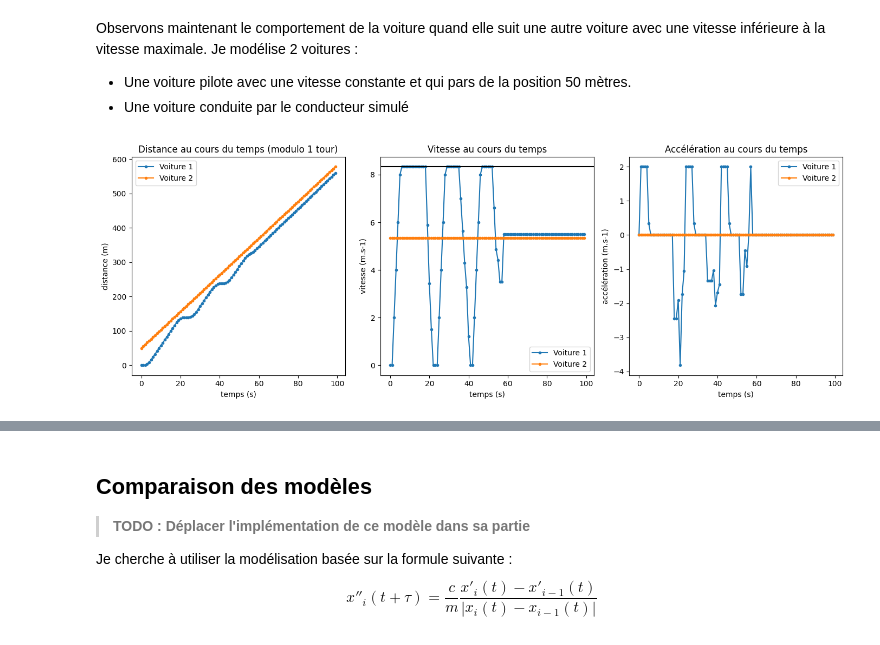
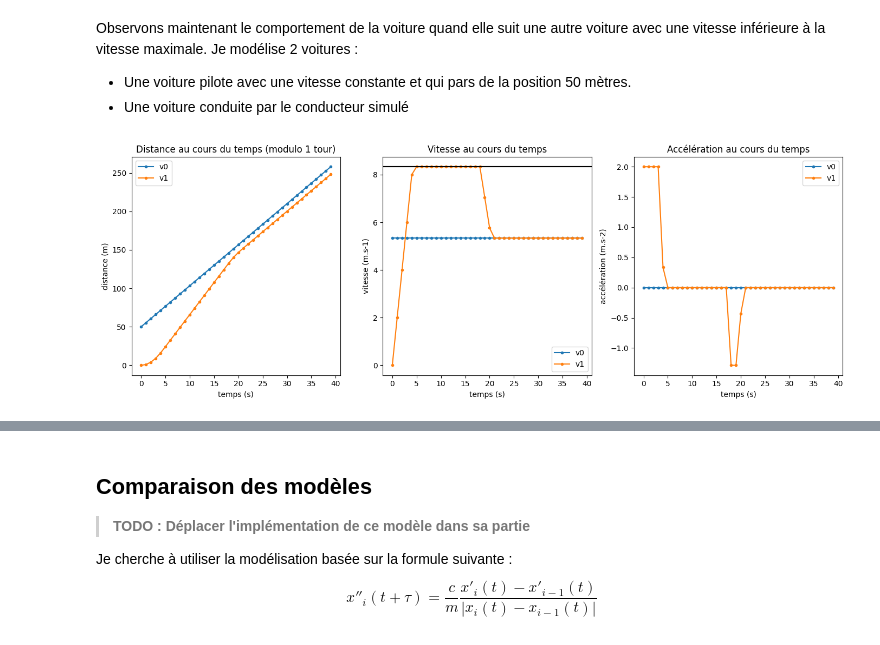
Before and after one commit to ThibautLavenant/phyMod_miniproject, a Jupyter notebook: MiniProject.ipynb, the cells around one changed output, grey strips where cells are left out. Drawn from its saved outputs; the diff is of its cells as text; code cells hidden in the pictures.

Commit message:
Refacto accélération continue

```diff
--- a/MiniProject.ipynb
+++ b/MiniProject.ipynb
@@ -255,7 +255,7 @@ $$ \forall \ i \in [\![2,N]\!], \ \delta'_{i}(t+\tau) = v\ln\big( \rho_{max}[d +
 Illustrons la relation entre vitesse et densité, ainsi qu'entre flux et densité. On matérialise la définition de la vitesse d'équilibre et du flux en 2 fonctions :
 # %%
 ## ==== Constantes de modélisation ====
-L = 4  #Longueur d'une voiture [m]
+L = 6  #Longueur d'une voiture [m]
 RHO_MAX = 1/L #Densité max [voiture/m]
 V_MAX = 80/3.6 #Vitesse max [m/s]
 RHO_STAR = 1/(L*np.exp(1)) #Densité optimale [voiture/m]
@@ -439,0 +437,18 @@ v = 15.8m/s
+# %%
+## ==== Paramètres de simulation ====
+v_end = v_eq*0.999999 # vitesse en fin de freinage [m/s]
+k = 1/t_f * (1-(v_end/v_eq)) # Coefficient de freinage k [s^-1]
+nb_car = 20
+t_start = -2
+t_end = 120
+t_l = np.arange(t_start,t_end,DELTA_T)
+
+## ==== Représentation graphique ====
+modelData = getCarPositionError(t_l, nb_car, d, L, v_eq, tau_mult)
+car = range(nb_car)
+difference = [modelData[i,0,np.argmin(modelData[i,0,:])] for i in car]
+plt.plot(car,difference, marker ='o')
+plt.xlabel("Numéro de la voiture")
+plt.ylabel("Écart par rapport à la position d'équilibre [m]")
+plt.title("Ecart par rapport à la position d'équilibre selon la voiture")
+plt.show()
@@ -843,83 +849,19 @@ Observons maintenant le comportement de la voiture quand elle suit une autre voi
 - Une voiture pilote avec une vitesse constante et qui pars de la position 50 mètres.
 - Une voiture conduite par le conducteur simulé
 # %%
-def getCarKinematics(l_t):
-    '''Donne la position de la voiture à partir d'une liste d'instants (en secondes)'''
-    retVal = np.empty((3, len(l_t)))
-    pilotCar = np.empty((3, len(l_t)))
-
-    # Conditions initiales
-    retVal[0, 0] = 0
-    retVal[1, 0] = 0
-    pilotCar[0, 0] = 50
-    pilotCar[1, :] = _maxSpeed - 3
-    pilotCar[2, :] = 0
-
-    # Cette fois on utilise une approche instant par instant pour que la voiture puisse réagir à la situation
-    for i in range(len(l_t)) :
-        #print(f"t = {i}")
-        delta_t = l_t[i] - l_t[i-1]
-
-        if (i > 0) :
-            retVal[1, i] = max(retVal[1, i-1] + retVal[2, i-1] * delta_t, 0)
-            retVal[0, i] = retVal[0, i-1] + (retVal[1, i] + retVal[1, i-1]) * delta_t / 2
-            pilotCar[1, i] = max(pilotCar[1, i-1] + pilotCar[2, i-1] * delta_t, 0)
-            pilotCar[0, i] = pilotCar[0, i-1] + (pilotCar[1, i] + pilotCar[1, i-1]) * delta_t / 2
-
-        # On récupère la force de freinage dues aux obstacles
-        breakingForce = getBreakingForce(delta_t, pilotCar[0, i] - retVal[0, i] - 20, pilotCar[1, i] - retVal[1, i])
-        if (breakingForce > 0) :
-            # On freine à cause d'un obstacle
-            retVal[2, i] = -breakingForce
-        elif (retVal[1, i] < _maxSpeed) :
-            # On calcule l'accéléretion voulue pour atteindre la vitesse cible en un intervalle de temps
-            retVal[2, i] = getAccelForce(delta_t, pilotCar[0, i] - retVal[0, i] - 20, retVal[1, i])
-        elif (retVal[1, i-1] > _maxSpeed) :
-            retVal[2, i] = -_breakMin
-        else :
-            retVal[2, i] = 0
-        #print(f"\tp = {retVal[0, i]:.2f} v = {retVal[1, i]:.2f} accel = {retVal[2, i]:.2f}")
-    return (retVal, pilotCar)
-
-def showCarKinematics(np_carKinematics1, np_carKinematics2):
-    # configuration de la grille de plots
-    fig, axs = plt.subplots(1, 3, figsize=(14, 5))
-
-    axs[0].plot(np_times, np_carKinematics1[0, :], '.-', label="Voiture 1")
-    axs[0].plot(np_times, np_carKinematics2[0, :], '.-', label="Voiture 2")
-    axs[0].set_title('Distance au cours du temps (modulo 1 tour)')
-    axs[0].set_xlabel('temps (s)')
-    axs[0].set_ylabel('distance (m)')
-    axs[0].legend()
-
-    axs[1].plot(np_times, np_carKinematics1[1, :], '.-', label="Voiture 1")
-    axs[1].plot(np_times, np_carKinematics2[1, :], '.-', label="Voiture 2")
-    axs[1].set_title('Vitesse au cours du temps')
-    axs[1].set_xlabel('temps (s)')
-    axs[1].set_ylabel('vitesse (m.s-1)')
-    axs[1].axhline(_maxSpeed, color='black')
-    axs[1].legend()
-
-    axs[2].plot(np_times, np_carKinematics1[2, :], '.-', label="Voiture 1")
-    axs[2].plot(np_times, np_carKinematics2[2, :], '.-', label="Voiture 2")
-    axs[2].set_title('Accélération au cours du temps')
-    axs[2].set_xlabel('temps (s)')
-    axs[2].set_ylabel('accélération (m.s-1)')
-    axs[2].legend()
-
-    plt.tight_layout(w_pad=1, h_pad=1)
-    plt.show()
-
 # On affiche la nouvelle cinématique
-np_times = np.arange(0, 100, 1) # en secondes
-(np_carKinematics1, np_carKinematics2) = getCarKinematics(np_times)
-showCarKinematics(np_carKinematics1, np_carKinematics2)
+np_times = np.arange(0, 40, 1) # en secondes
+initV = np.empty((2, 2))
+initV[0, :] = [50,maxSpeed - 3] # voiture en vitesse constante
+initV[1, :] = [0,0] # voiture en mouvement
+np_carKinematics = getMultipleCarKinematics(np_times, 2, [algo_carAccelNone, algo_simpleCar], initV)
+showCarKinematics(np_carKinematics, trackLen, maxSpeed)
 
 # On affiche la distance séparant les 2 voitures
-plt.plot(np_times, np_carKinematics2[0, :] - np_carKinematics1[0, :])
+plt.plot(np_times, np_carKinematics[0, 0, :] - np_carKinematics[1, 0, :])
 plt.title("Distance entre les 2 voitures")
 plt.xlabel('temps (s)')
 plt.ylabel('distance (m)')
 plt.show()
 # %% [output]
-[figure, old version]
+[figure, new version]
```
Also changed, not shown: parts of 16 cells of this notebook, 1 other file.
